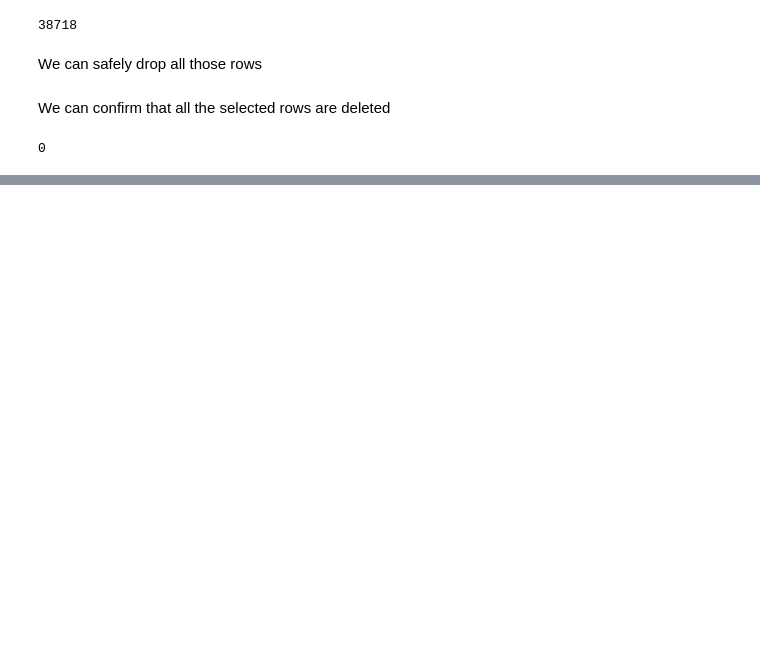
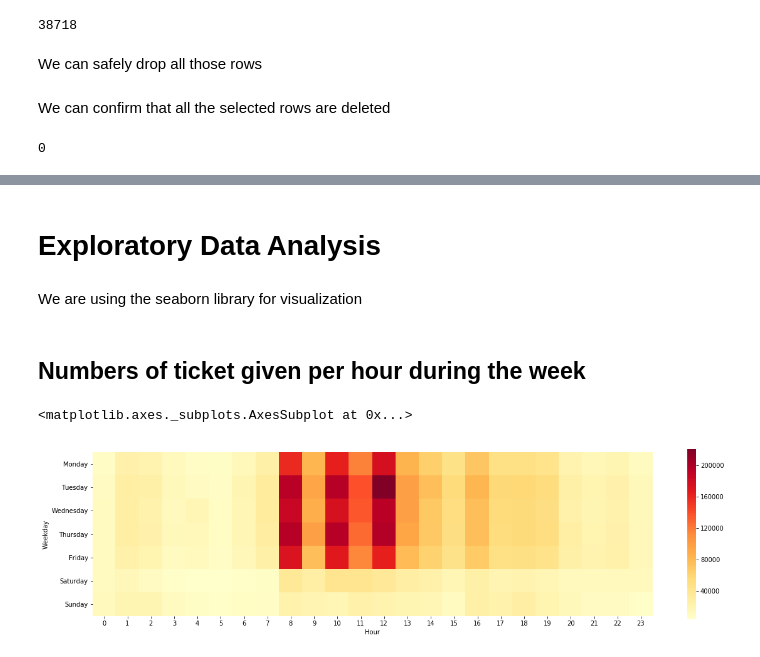
Before and after one commit to simawn/COMP499-Parking-Data-Analytics, a Jupyter notebook: Parking Data Analytics.ipynb, the cells around one changed output, grey strips where cells are left out. Cells and saved outputs as stored; diff of their text form; code cells hidden in the pictures; blank space fills up the shorter version.

```diff
--- a/Parking Data Analytics.ipynb
+++ b/Parking Data Analytics.ipynb
@@ -620,0 +818,3 @@ len(parking_data_clean[(parking_data_clean['Zip Code'] == -1)])
+# %%
+parking_data_clean['Issue time'] = pd.to_datetime(parking_data_clean['Issue time'], format = '%H%M').dt.time
+parking_data_clean
@@ -620,0 +842,3 @@ len(parking_data_clean[(parking_data_clean['Zip Code'] == -1)])
+# %%
+parking_data_clean['Weekday'] = pd.to_datetime(parking_data_clean['Issue Date']).dt.weekday_name
+parking_data_clean.head()
@@ -620,0 +854,3 @@ len(parking_data_clean[(parking_data_clean['Zip Code'] == -1)])
+# %%
+parking_data_clean['Hour'] = parking_data_clean['norm_datetime'].dt.hour
+parking_data_clean.head()
@@ -620,0 +866,5 @@ len(parking_data_clean[(parking_data_clean['Zip Code'] == -1)])
+# %%
+parking_data_clean['Year'] = parking_data_clean['norm_datetime'].dt.year
+parking_data_clean['Month'] = parking_data_clean['norm_datetime'].dt.month
+parking_data_clean['Day'] = parking_data_clean['norm_datetime'].dt.day
+parking_data_clean.head()
@@ -620,0 +879,4 @@ len(parking_data_clean[(parking_data_clean['Zip Code'] == -1)])
+# %% [markdown]
+# Exploratory Data Analysis
+# %% [markdown]
+We are using the seaborn library for visualization
@@ -620,0 +885,17 @@ len(parking_data_clean[(parking_data_clean['Zip Code'] == -1)])
+# %% [markdown]
+## Numbers of ticket given per hour during the week
+# %%
+# https://www.freecodecamp.org/news/understanding-my-browsing-pattern-using-pandas-and-seaborn-162b97e33e51/
+# https://dfrieds.com/data-visualizations/when-use-heatmaps
+all_tickets = parking_data_clean.groupby(['Weekday', 'Hour']).size().reset_index(name = 'count')
+
+# Create a custom sort since it sort by alphabetical order by default
+weekdays = ["Monday", "Tuesday", "Wednesday", "Thursday", "Friday", "Saturday", "Sunday"]
+all_tickets['Weekday'] = pd.Categorical(all_tickets['Weekday'],categories=weekdays)
+all_tickets.sort_values('Weekday')
+
+fig, ax = plt.subplots(figsize=(20,5))
+sns.heatmap(all_tickets.pivot('Weekday', 'Hour', 'count'), square=True, cmap='YlOrRd')
+# %% [output]
+<matplotlib.axes._subplots.AxesSubplot at 0x...>
+[figure, added]
```
Also changed, not shown: parts of 85 cells of this notebook, 1 other file.
